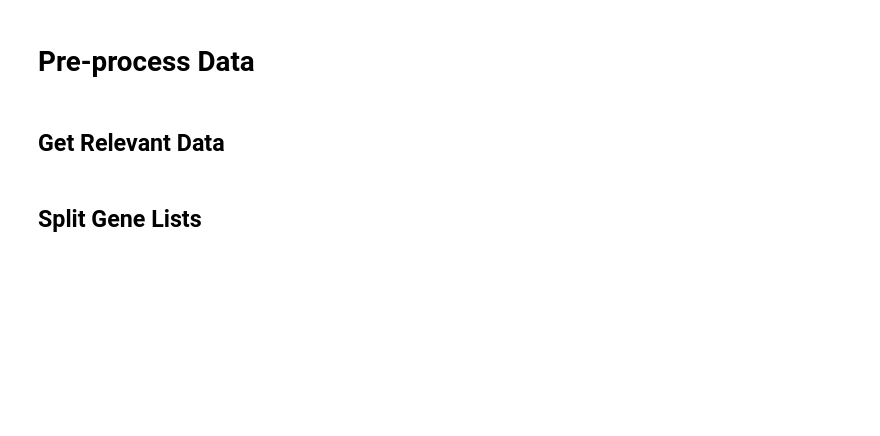
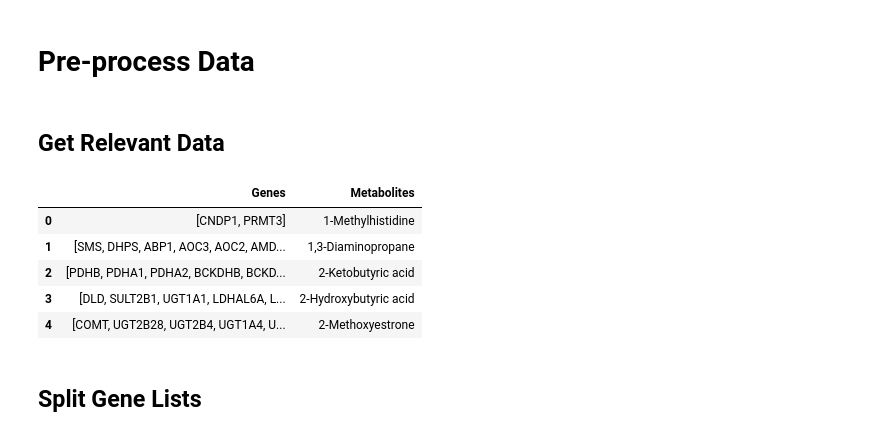
Before and after one commit to MaayanLab/Harmonizome-Data-Processing-Appyters, a Jupyter notebook: HMDB.ipynb, the cells around one changed output. Cells and saved outputs as stored; diff of their text form; code cells hidden in the pictures; blank space fills up the shorter version.

Commit message:
updated hmdb wikipathways

```diff
--- a/HMDB.ipynb
+++ b/HMDB.ipynb
@@ -60,11 +62,10 @@ if not os.path.exists(path):
 # %%
 %%appyter code_exec
 
-tree = ET.parse({{FileField(
+tree = ET.iterparse({{FileField(
     constraint='.*\.xml$',
     name='all_metabolites',
     label='All Metabolites (XML)',
     default='Input/HMDB/hmdb_metabolites.xml',
     section='data')
 }})
-root = tree.getroot()
@@ -79,12 +81,22 @@ df.head()
 # %%
 metabolites = []
 genes = []
-for metabolite in root.iter('metabolites'):
-    metabolites.append(metabolite.find('name').text)
-    genes.append([gene.find('gene_name').text for gene in metabolite.iter('protein_associations')])
+
+for _, elem in tree:
+  if elem.tag == '{http://www.hmdb.ca}metabolite':
+    metabolites.append(elem.find('{http://www.hmdb.ca}name').text)
+    genes.append([gene.find('{http://www.hmdb.ca}gene_name').text for gene in elem.find('{http://www.hmdb.ca}protein_associations').iter('{http://www.hmdb.ca}protein')])
+    elem.clear()
 # %%
-df = pd.DataFrame({'Genes': genes, 'Metabolites', metabolites})
+df = pd.DataFrame({'Genes': genes, 'Metabolites': metabolites})
 df.head()
+# %% [output]
+|  | Genes | Metabolites |
+| 0 | [CNDP1, PRMT3] | 1-Methylhistidine |
+| 1 | [SMS, DHPS, ABP1, AOC3, AOC2, AMD... | 1,3-Diaminopropane |
+| 2 | [PDHB, PDHA1, PDHA2, BCKDHB, BCKD... | 2-Ketobutyric acid |
+| 3 | [DLD, SULT2B1, UGT1A1, LDHAL6A, L... | 2-Hydroxybutyric acid |
+| 4 | [COMT, UGT2B28, UGT2B4, UGT1A4, U... | 2-Methoxyestrone |
 # %% [markdown]
  ## Split Gene Lists
 # %%
```
Also changed, not shown: parts of 13 cells of this notebook, 2 other files.
